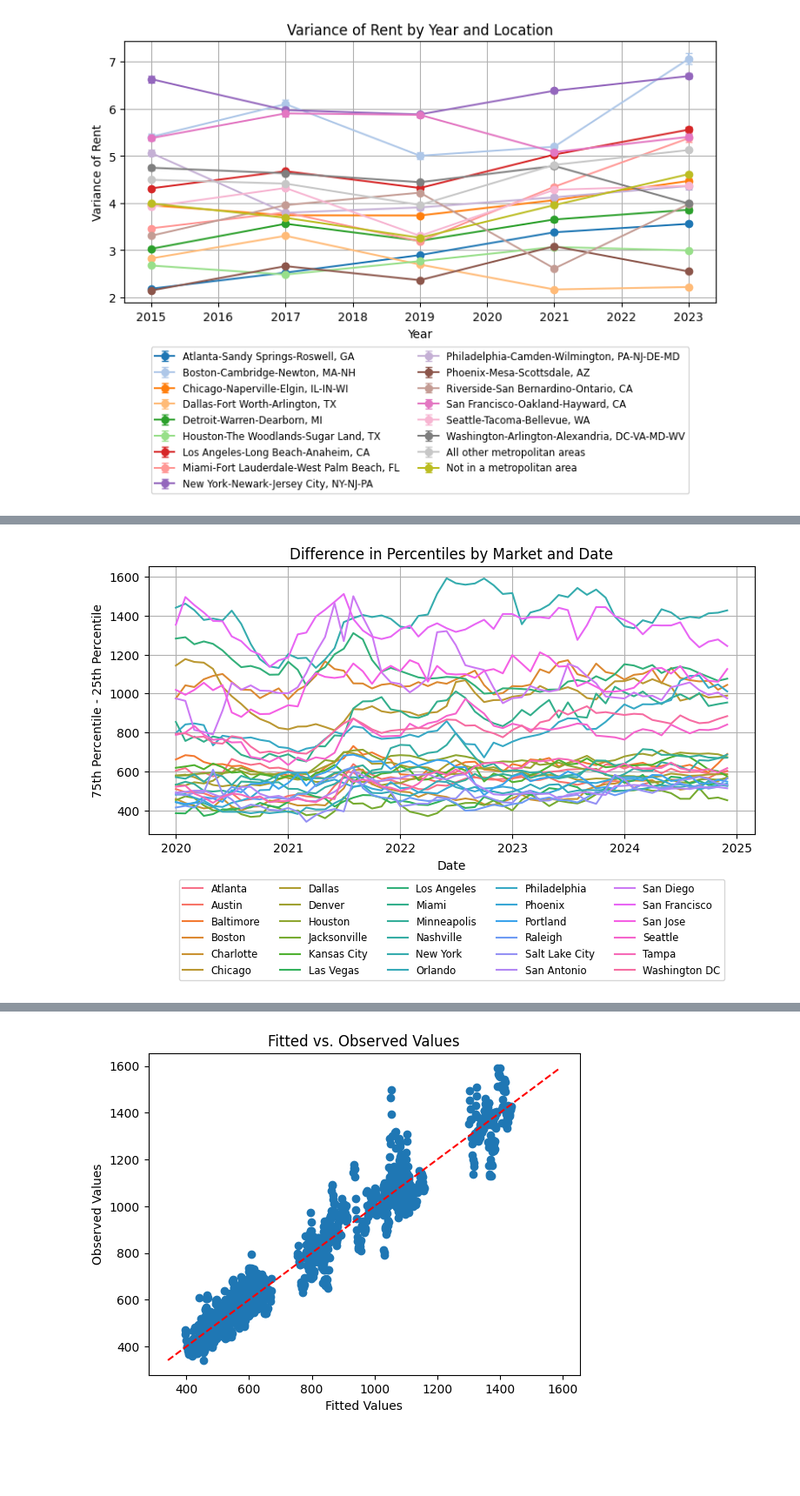
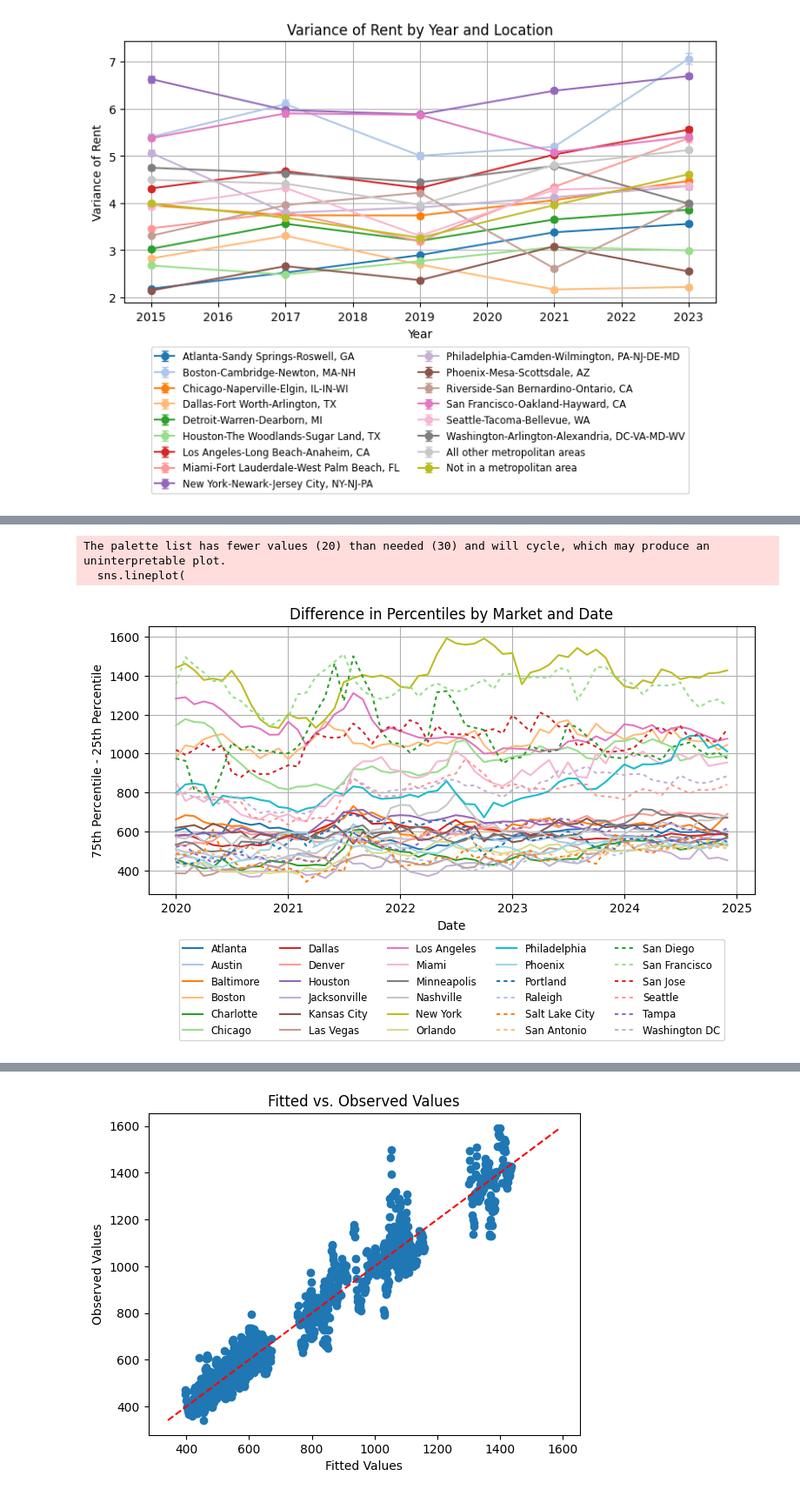
Before and after one commit to DiegoOlaya/rental-housing-cost, a Jupyter notebook: notebooks/supervised_models/variance_analysis.ipynb, the cells around one changed output, grey strips where cells are left out. Shown at 87% size. Saved outputs shown, nothing was run; the diff lists cells and outputs as text; code cells hidden in the pictures; blank space fills up the shorter version.

Commit message:
Add mean and median plots.

```diff
--- a/notebooks/supervised_models/variance_analysis.ipynb
+++ b/notebooks/supervised_models/variance_analysis.ipynb
@@ -132,6 +159,6 @@ plt.show()
 # %%
 a_list_prices = pd.read_csv('../../raw_data/apartment_list_market_prices.csv')
-a_list_prices.drop(columns = ['p10', 'p50', 'p90'], inplace = True)
+a_list_prices.drop(columns = ['p10', 'p90'], inplace = True)
 a_list_prices['p75mp25'] = a_list_prices['p75'] - a_list_prices['p25']
 a_list_prices
 # %% [output]
@@ -170,0 +198,24 @@ a_list_prices
+# %%
+l_styles = [(2,2) if i >= 20 else '' for i in range(len(a_list_prices['market'].unique()))]
+l_styles = dict(zip(a_list_prices['market'].unique(), l_styles))
+plt.figure(figsize = (9,4))
+sns.lineplot(
+    data = a_list_prices,
+    x = 'date',
+    y = 'p50',
+    hue = 'market',
+    style = 'market',
+    palette = sns.color_palette("tab20"),
+    dashes = l_styles,
+)
+plt.legend(
+    loc = 'upper center',
+    bbox_to_anchor = (0.5, -0.15),
+    ncol = 5,
+    fontsize = 'small',
+)
+plt.xlabel('Date')
+plt.ylabel('Median Price')
+plt.grid()
+plt.title('Median Rent by Market and Date')
+plt.show()
@@ -171,24 +226,29 @@ a_list_prices
 # %%
 plt.figure(figsize = (9,4))
 sns.lineplot(
     data = a_list_prices,
     x = 'date',
     y = 'p75mp25',
     hue = 'market',
+    style = 'market',
+    palette = sns.color_palette("tab20"),
+    dashes = l_styles,
 )
 plt.legend(
     loc = 'upper center',
     bbox_to_anchor = (0.5, -0.15),
     ncol = 5,
     fontsize = 'small',
 )
 plt.xlabel('Date')
 plt.ylabel('75th Percentile - 25th Percentile')
 plt.grid()
 plt.title('Difference in Percentiles by Market and Date')
 plt.show()
 # %% [output]
+The palette list has fewer values (20) than needed (30) and will cycle, which may produce an uninterpretable plot.
+  sns.lineplot(
-[figure, old version]
+[figure, new version]
 # %%
 reg_vars = pd.get_dummies(
     a_list_prices,
```
Also changed, not shown: parts of 5 cells of this notebook.
